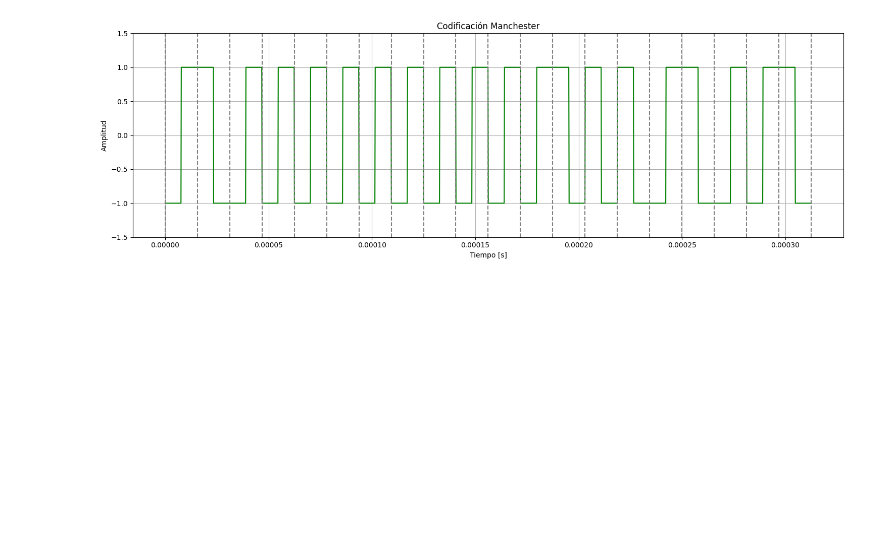
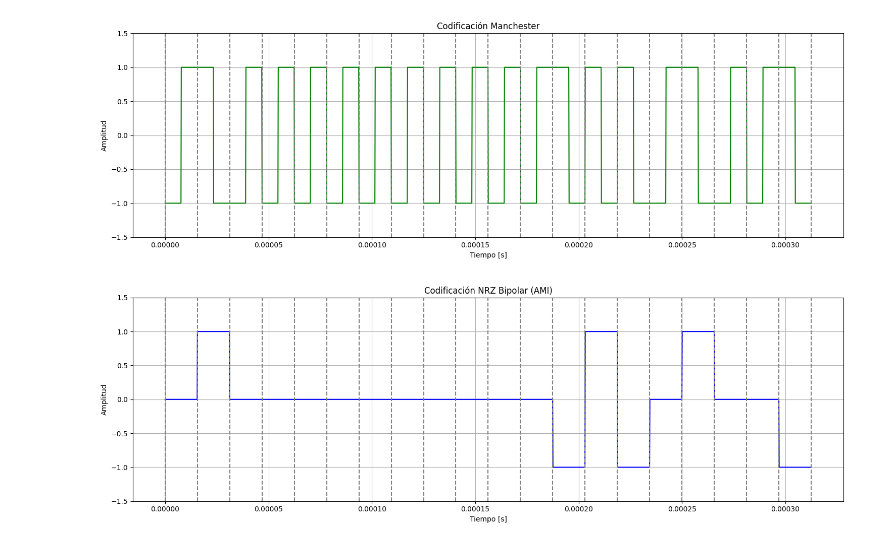
Before and after one commit to IsraMejia/AI_DataScienceBootcamp, a Jupyter notebook: others/pruebas/graficos_modulacion.ipynb, the cells around one changed output. Cells and saved outputs as stored; diff of their text form; code cells hidden in the pictures; blank space fills up the shorter version.

```diff
--- a/others/pruebas/graficos_modulacion.ipynb
+++ b/others/pruebas/graficos_modulacion.ipynb
@@ -46,3 +46,49 @@ plt.tight_layout()
 plt.show()
 # %% [output]
 [figure]
+# %%
+import numpy as np
+import matplotlib.pyplot as plt
+
+# Parámetros de configuración
+V_T = 64e3  # Tasa de bits (64 kbits/seg)
+V = 1  # Voltaje de pico
+bit_duration = 1 / V_T  # Duración de un bit
+
+# Codificación binaria de 8079 con 5 bits por dígito
+bin_8079 = '01000 00000 00111 01001'
+bits = [int(b) for b in bin_8079.replace(' ', '')]
+n_bits = len(bits)
+
+# Definición del tiempo total de la señal
+t = np.linspace(0, n_bits * bit_duration, n_bits * 100)
+
+# Generar la señal NRZ Bipolar (AMI)
+def nrz_bipolar_ami(bits, V, bit_duration, t):
+    signal = np.zeros_like(t)
+    last_level = -V
+    for i, bit in enumerate(bits):
+        if bit == 1:
+            last_level = -last_level
+            signal[int(i*100):int((i+1)*100)] = last_level
+    return signal
+
+nrz_bipolar_ami_signal = nrz_bipolar_ami(bits, V, bit_duration, t)
+
+# Graficar la señal NRZ Bipolar (AMI) con líneas verticales para separar cada bit
+plt.figure(figsize=(15, 5))
+plt.plot(t, nrz_bipolar_ami_signal, label='NRZ Bipolar (AMI)', color='blue')
+plt.title('Codificación NRZ Bipolar (AMI)')
+plt.xlabel('Tiempo [s]')
+plt.ylabel('Amplitud')
+plt.grid(True)
+plt.ylim([-1.5, 1.5])
+
+# Añadir líneas verticales para separar visualmente cada bit
+for i in range(n_bits + 1):
+    plt.axvline(i * bit_duration, color='gray', linestyle='--')
+
+plt.tight_layout()
+plt.show()
+# %% [output]
+[figure, added]
```
